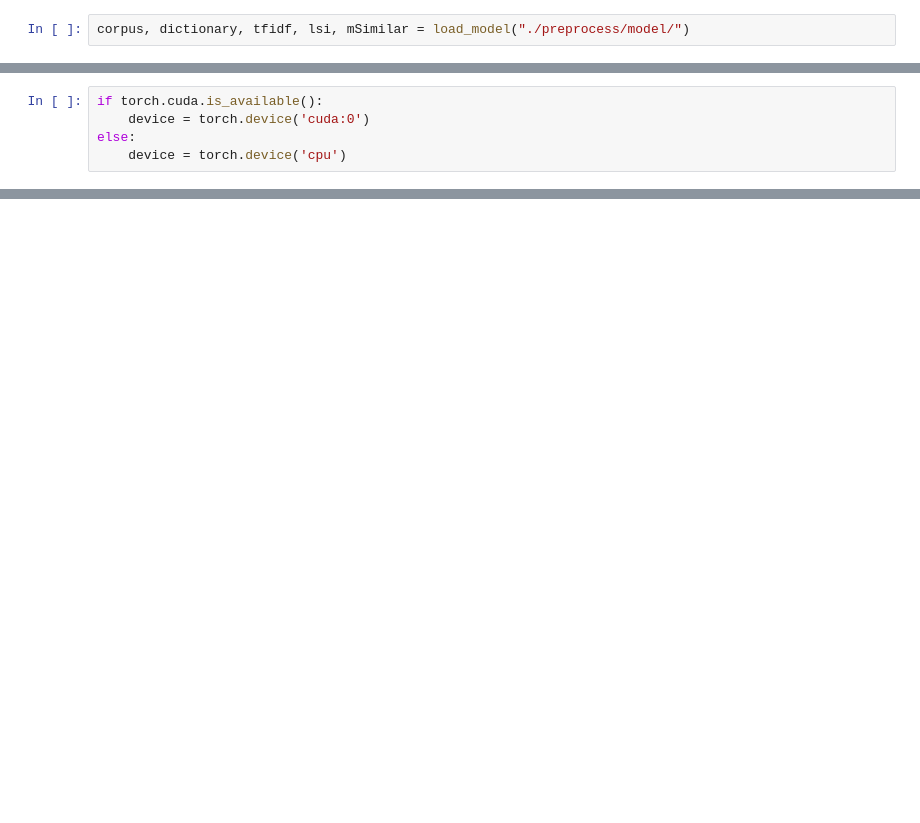
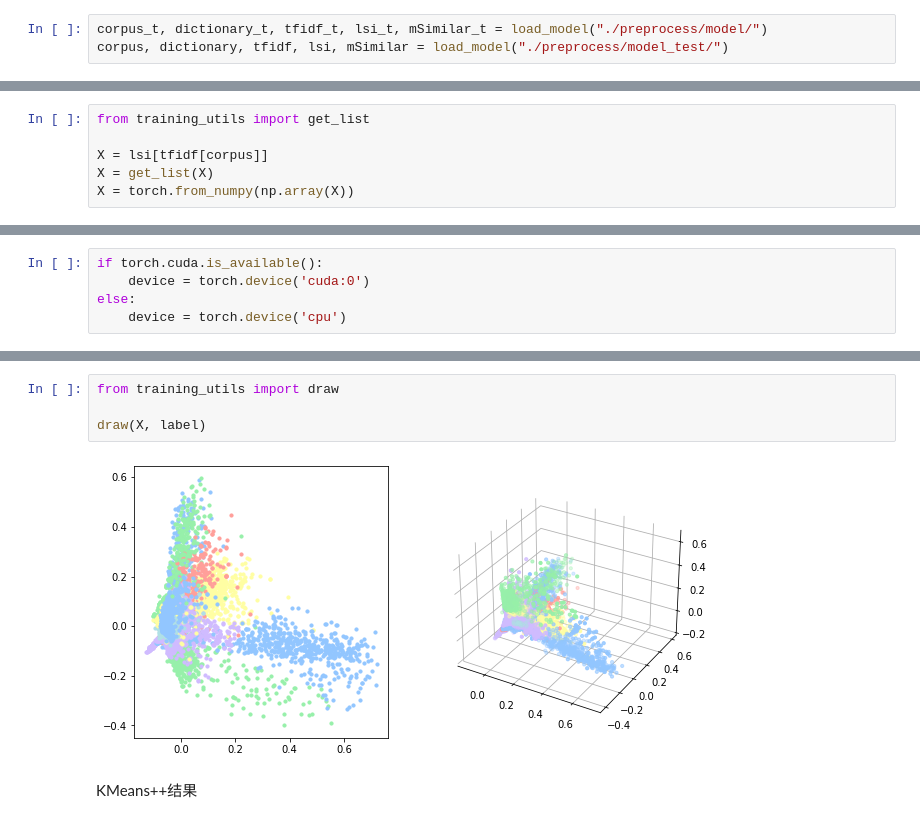
Before and after one commit to rycbar77/TopicDetection, a Jupyter notebook: test.ipynb, the cells around one changed output, grey strips where cells are left out. Drawn from its saved outputs; the diff is of its cells as text; blank space fills up the shorter version.

```diff
--- a/test.ipynb
+++ b/test.ipynb
@@ -5,5 +3,6 @@ from configs import *
 import torch
 import numpy as np
 # %%
-corpus, dictionary, tfidf, lsi, mSimilar = load_model("./preprocess/model/")
+corpus_t, dictionary_t, tfidf_t, lsi_t, mSimilar_t = load_model("./preprocess/model/")
+corpus, dictionary, tfidf, lsi, mSimilar = load_model("./preprocess/model_test/")
 # %% [output]
@@ -37,0 +26,6 @@ X = torch.from_numpy(np.array(X))
+# %%
+from training_utils import get_list
+
+X = lsi[tfidf[corpus]]
+X = get_list(X)
+X = torch.from_numpy(np.array(X))
@@ -73,0 +107,8 @@ ValueError: too many values to unpack (expected 2)
+# %%
+from training_utils import draw
+
+draw(X, label)
+# %% [output]
+[figure, added]
+# %% [markdown]
+KMeans++结果
```
Also changed, not shown: parts of 16 cells of this notebook, 6 other files.
